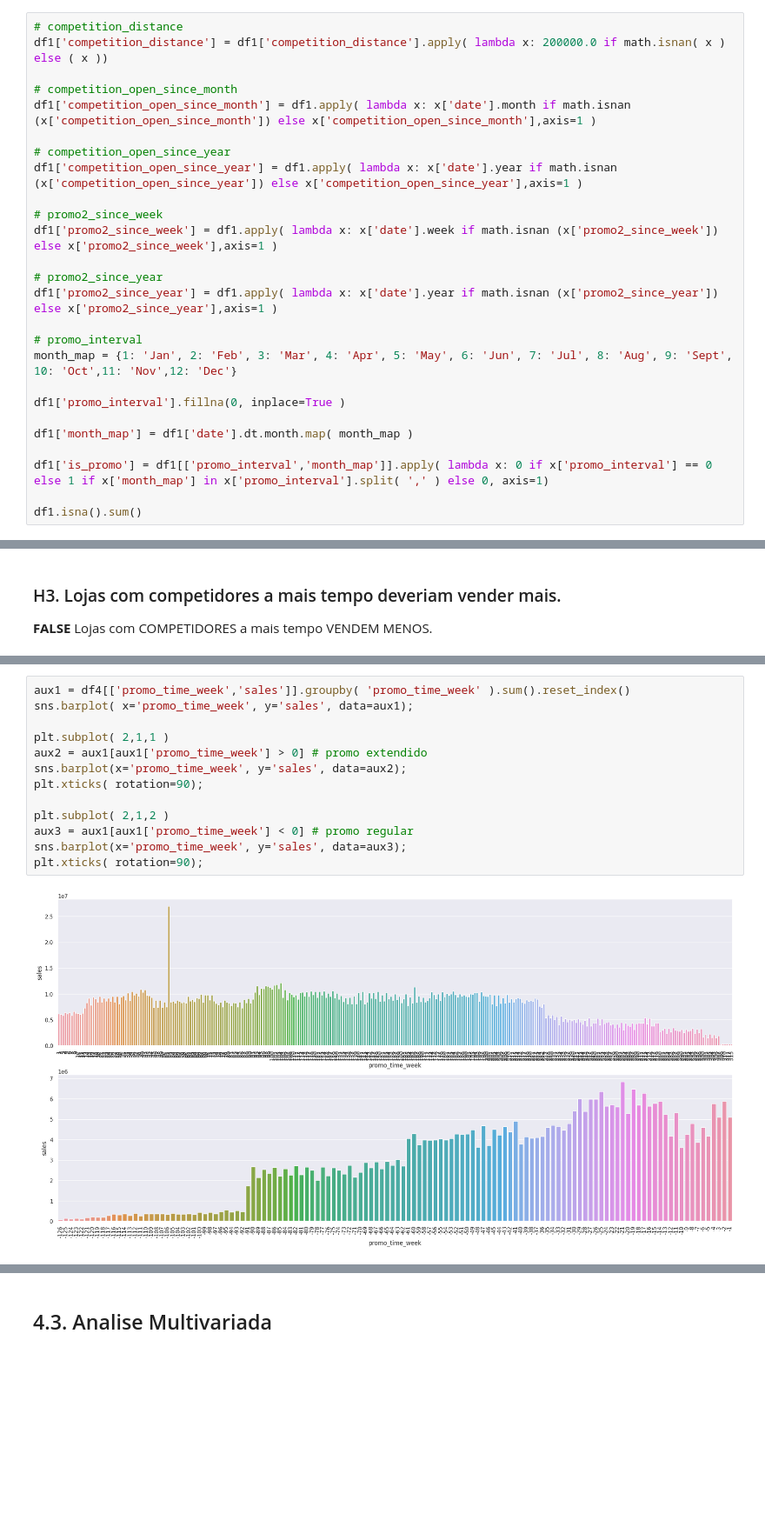
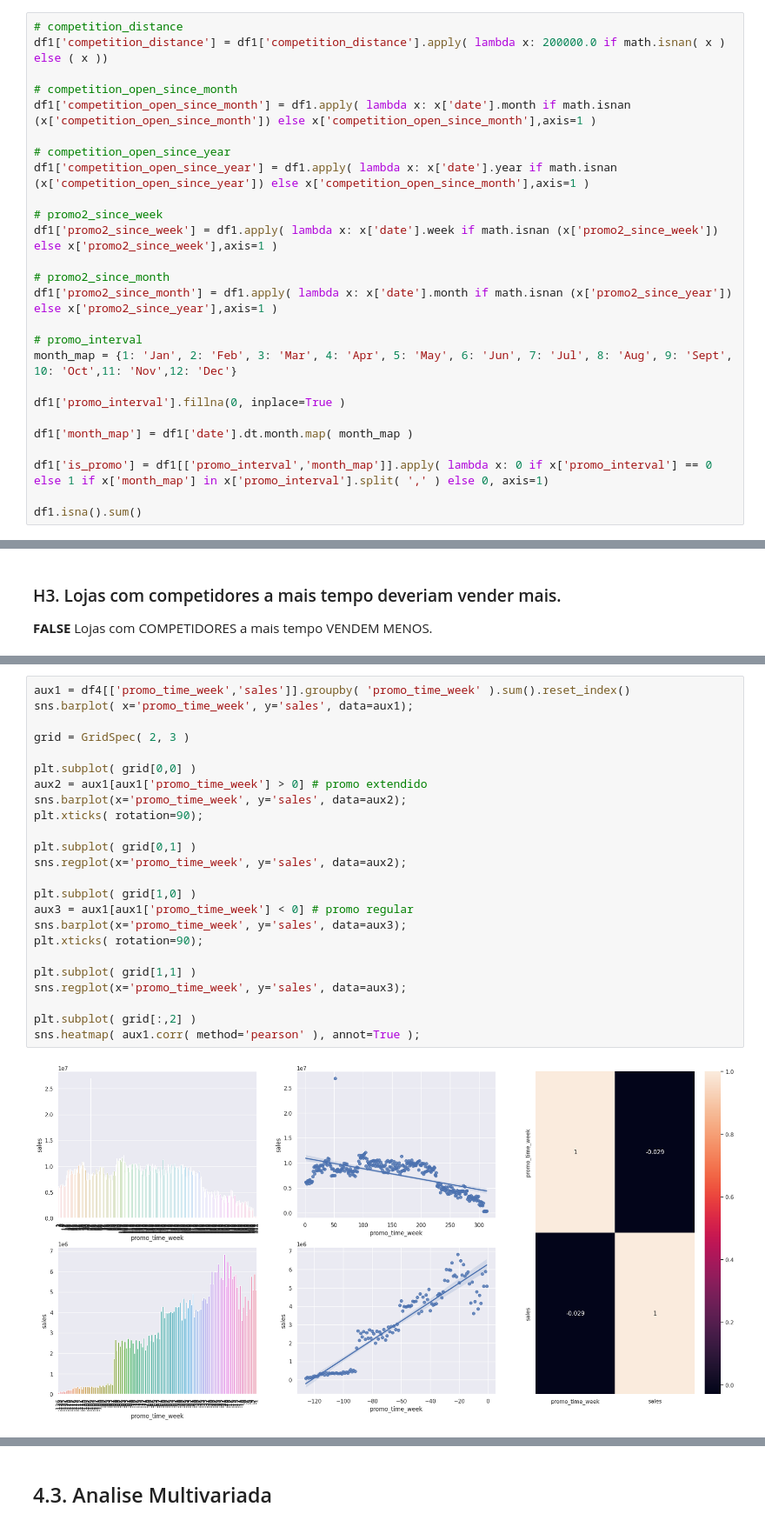
Before and after one commit to ThiagoBorges81/budget_estimation, a Jupyter notebook: notebooks/m04_v01_store_sales_prediction.ipynb, the cells around one changed output, grey strips where cells are left out. Shown at 87% size. Saved outputs shown, nothing was run; the diff lists cells and outputs as text; blank space fills up the shorter version.

```diff
--- a/notebooks/m04_v01_store_sales_prediction.ipynb
+++ b/notebooks/m04_v01_store_sales_prediction.ipynb
@@ -149,13 +149,13 @@ df1['competition_distance'] = df1['competition_distance'].apply( lambda x: 20000
 df1['competition_open_since_month'] = df1.apply( lambda x: x['date'].month if math.isnan (x['competition_open_since_month']) else x['competition_open_since_month'],axis=1 )
 
 # competition_open_since_year
-df1['competition_open_since_year'] = df1.apply( lambda x: x['date'].year if math.isnan (x['competition_open_since_year']) else x['competition_open_since_year'],axis=1 )
+df1['competition_open_since_year'] = df1.apply( lambda x: x['date'].year if math.isnan (x['competition_open_since_year']) else x['competition_open_since_month'],axis=1 )
 
 # promo2_since_week
 df1['promo2_since_week'] = df1.apply( lambda x: x['date'].week if math.isnan (x['promo2_since_week']) else x['promo2_since_week'],axis=1 )
 
-# promo2_since_year
-df1['promo2_since_year'] = df1.apply( lambda x: x['date'].year if math.isnan (x['promo2_since_year']) else x['promo2_since_year'],axis=1 )
+# promo2_since_month
+df1['promo2_since_month'] = df1.apply( lambda x: x['date'].month if math.isnan (x['promo2_since_year']) else x['promo2_since_year'],axis=1 )
 
 # promo_interval
 month_map = {1: 'Jan', 2: 'Feb', 3: 'Mar', 4: 'Apr', 5: 'May', 6: 'Jun', 7: 'Jul', 8: 'Aug', 9: 'Sept', 10: 'Oct',11: 'Nov',12: 'Dec'}
@@ -547,16 +548,27 @@ sns.heatmap( aux1.corr( method='pearson'), annot=True );
 # %%
 aux1 = df4[['promo_time_week','sales']].groupby( 'promo_time_week' ).sum().reset_index()
 sns.barplot( x='promo_time_week', y='sales', data=aux1);
 
-plt.subplot( 2,1,1 )
+grid = GridSpec( 2, 3 )
+
+plt.subplot( grid[0,0] )
 aux2 = aux1[aux1['promo_time_week'] > 0] # promo extendido
 sns.barplot(x='promo_time_week', y='sales', data=aux2);
 plt.xticks( rotation=90);
 
-plt.subplot( 2,1,2 )
+plt.subplot( grid[0,1] )
+sns.regplot(x='promo_time_week', y='sales', data=aux2);
+
+plt.subplot( grid[1,0] )
 aux3 = aux1[aux1['promo_time_week'] < 0] # promo regular
 sns.barplot(x='promo_time_week', y='sales', data=aux3);
 plt.xticks( rotation=90);
+
+plt.subplot( grid[1,1] )
+sns.regplot(x='promo_time_week', y='sales', data=aux3);
+
+plt.subplot( grid[:,2] )
+sns.heatmap( aux1.corr( method='pearson' ), annot=True );
 # %% [output]
-[figure, old version]
+[figure, new version]
 # %% [markdown]
```
Also changed, not shown: parts of 18 cells of this notebook.
